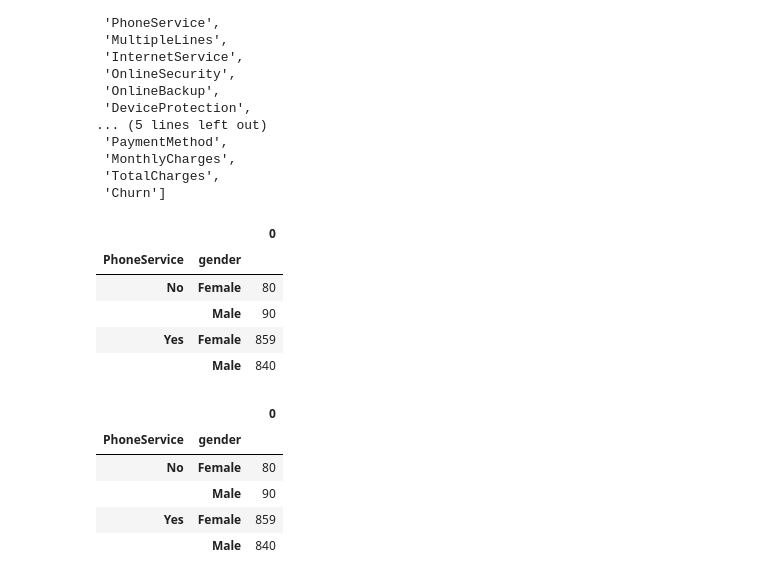
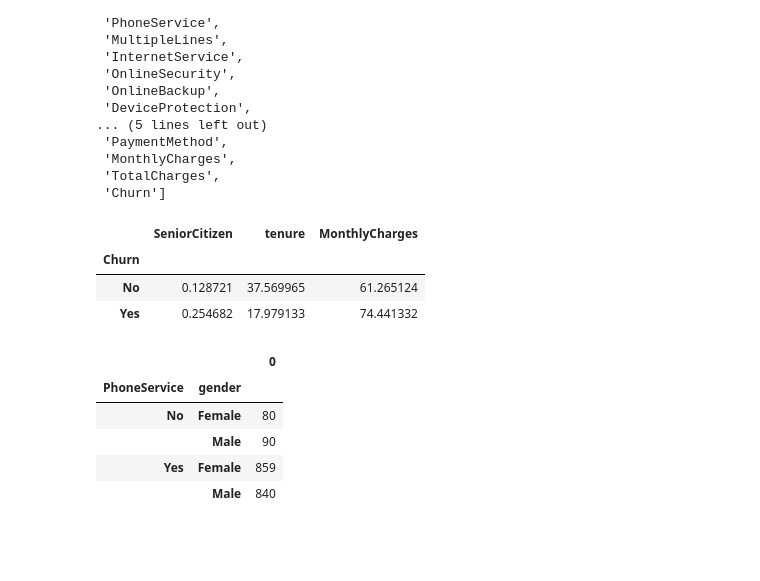
Before and after one commit to Chvava11/Bi_project_customer_churn, a Jupyter notebook: Vanessa's Bi Project.ipynb, the cells around one changed output. Cells and saved outputs as stored; diff of their text form; code cells hidden in the pictures; blank space fills up the shorter version.

```diff
--- a/Vanessa's Bi Project.ipynb
+++ b/Vanessa's Bi Project.ipynb
@@ -492,12 +492,10 @@ display(cols)
  'Churn']
 # %%
 service_a=df.groupby('Churn').mean()
-service
+service_a
 # %% [output]
-|  |  | 0 |
-| PhoneService | gender |  |
-| No | Female | 80 |
-|  | Male | 90 |
-| Yes | Female | 859 |
-|  | Male | 840 |
+|  | SeniorCitizen | tenure | MonthlyCharges |
+| Churn |  |  |  |
+| No | 0.128721 | 37.569965 | 61.265124 |
+| Yes | 0.254682 | 17.979133 | 74.441332 |
 # %%
```
Also changed, not shown: parts of 37 cells of this notebook, 1 other file.
